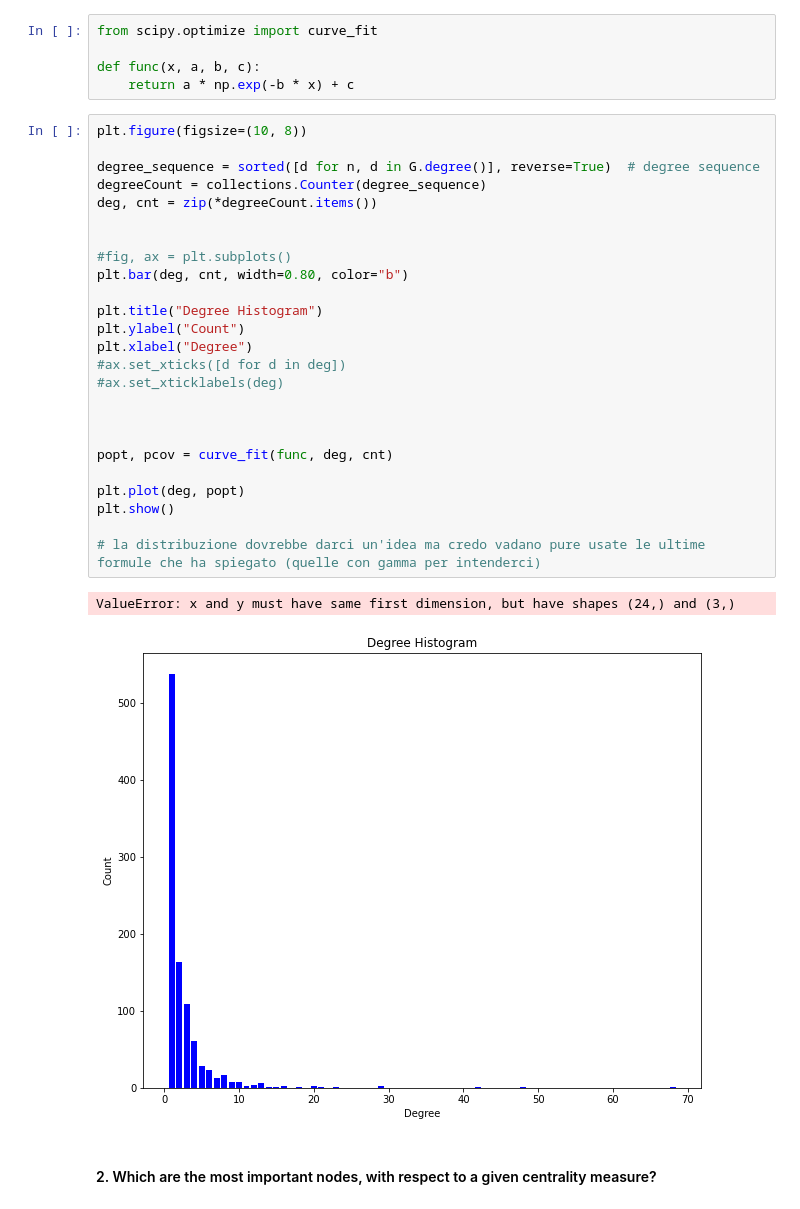
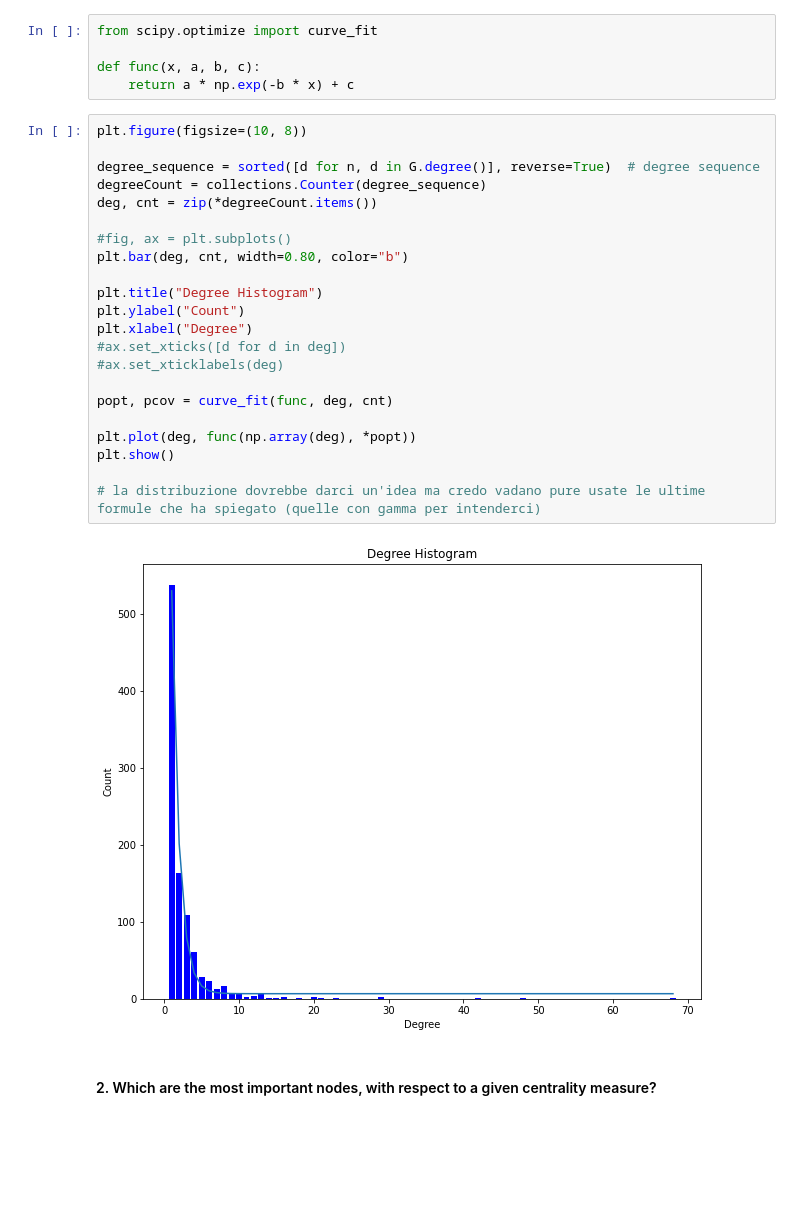
Before and after one commit to LazyRacc00n/NetworkAnalysis_1Assignment, a Jupyter notebook: Code.ipynb, the cells around one changed output. Drawn from its saved outputs; the diff is of its cells as text; blank space fills up the shorter version.

```diff
--- a/Code.ipynb
+++ b/Code.ipynb
@@ -95,31 +95,27 @@ def func(x, a, b, c):
 # %%
 plt.figure(figsize=(10, 8))
 
 degree_sequence = sorted([d for n, d in G.degree()], reverse=True)  # degree sequence
 degreeCount = collections.Counter(degree_sequence)
 deg, cnt = zip(*degreeCount.items())
-
 
 #fig, ax = plt.subplots()
 plt.bar(deg, cnt, width=0.80, color="b")
 
 plt.title("Degree Histogram")
 plt.ylabel("Count")
 plt.xlabel("Degree")
 #ax.set_xticks([d for d in deg])
 #ax.set_xticklabels(deg)
 
-
-
 popt, pcov = curve_fit(func, deg, cnt)
 
-plt.plot(deg, popt)
+plt.plot(deg, func(np.array(deg), *popt))
 plt.show()
 
 # la distribuzione dovrebbe darci un'idea ma credo vadano pure usate le ultime formule che ha spiegato (quelle con gamma per intenderci)
 # %% [output]
-ValueError: x and y must have same first dimension, but have shapes (24,) and (3,)
-[figure, old version]
+[figure, new version]
 # %% [markdown]
 #### 2. Which are the most important nodes, with respect to a given centrality measure?
 # %%
```
Also changed, not shown: parts of 1 cell of this notebook.
